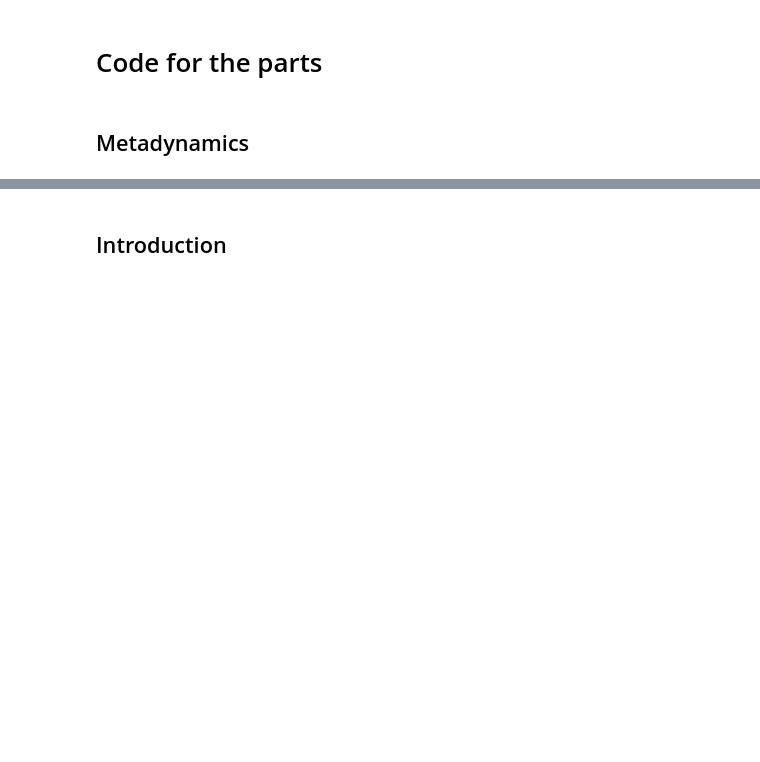
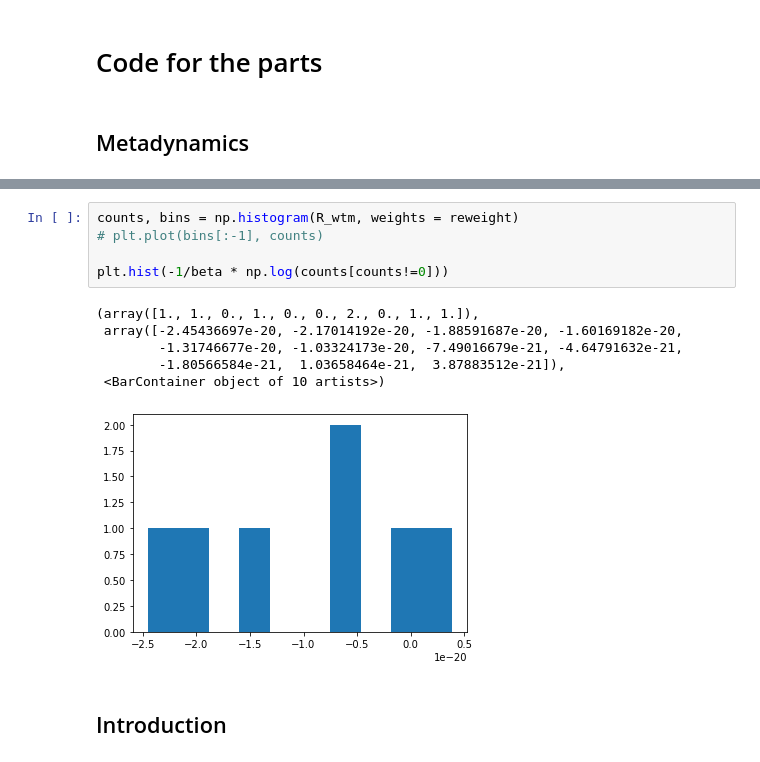
Before and after one commit to netanelbachar/metadynamic_final_project, a Jupyter notebook: ReportProjFinal.ipynb, the cells around one changed output, grey strips where cells are left out. Drawn from its saved outputs; the diff is of its cells as text; blank space fills up the shorter version.

```diff
--- a/ReportProjFinal.ipynb
+++ b/ReportProjFinal.ipynb
@@ -83,3 +157,15 @@ plt.tight_layout()
+# %%
+counts, bins = np.histogram(R_wtm, weights = reweight)
+# plt.plot(bins[:-1], counts)
+
+plt.hist(-1/beta * np.log(counts[counts!=0]))
+# %% [output]
+(array([1., 1., 0., 1., 0., 0., 2., 0., 1., 1.]),
+ array([-2.45436697e-20, -2.17014192e-20, -1.88591687e-20, -1.60169182e-20,
+        -1.31746677e-20, -1.03324173e-20, -7.49016679e-21, -4.64791632e-21,
+        -1.80566584e-21,  1.03658464e-21,  3.87883512e-21]),
+ <BarContainer object of 10 artists>)
+[figure, added]
 # %% [markdown]
 ## Introduction
 # %% [markdown]
```
Also changed, not shown: parts of 10 cells of this notebook, 6 other files.
